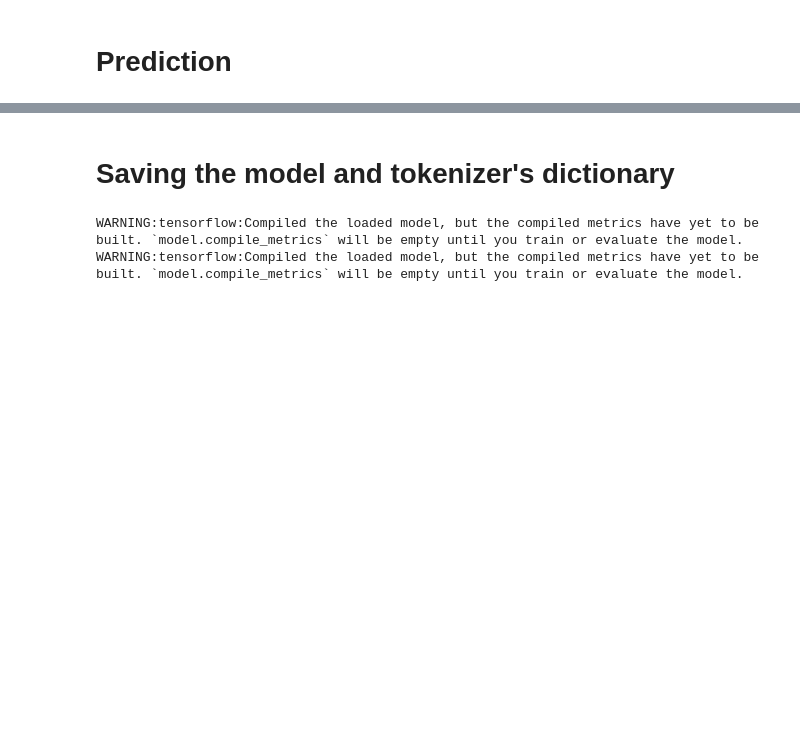
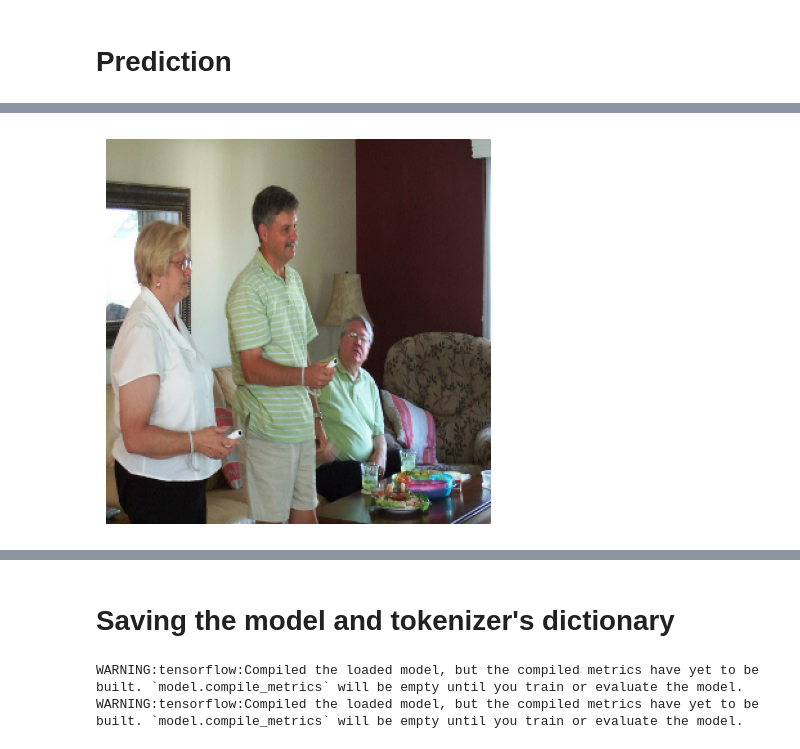
Before and after one commit to xiaodanlu/Deep-Learning-Project-Image-captioning, a Jupyter notebook: code/data_processing.ipynb, the cells around one changed output, grey strips where cells are left out. Cells and saved outputs as stored; diff of their text form; code cells hidden in the pictures; blank space fills up the shorter version.

```diff
--- a/code/data_processing.ipynb
+++ b/code/data_processing.ipynb
@@ -483,7 +541,7 @@ Trainable params: 63,731,473
 Non-trainable params: 0
 __________________________________________________________________________________________________
 # %%
-def caption_image(path):
+def caption_image(path, true_caption):
   # Load and preprocess the image
   image = load_img(path)#/255.0
   img_input = preprocess_input(image)
@@ -498,7 +556,7 @@ def caption_image(path):
   for _ in range(max_cap_len + 1):
     dec_inp = np.array(tokenizer.word_index.get(texts[-1])).reshape(1,-1)
     # Predict next word probabilities and update LSTM states
-    props, h, c = pred_decoder.predict([encodings,h, c ,dec_inp])
+    props, h, c = pred_decoder.predict([encodings, h, c ,dec_inp])
     props= props[0]
     # Get the index of the word with the highest probability
     idx = np.argmax(props)
@@ -510,7 +568,11 @@ def caption_image(path):
   # Ensure that the caption ends with the end token
   if tokenizer.word_index.get(texts[-1]) != tokenizer.word_index['[end]']:
     texts.append('[end]')
-  # Print the generated caption
-  print(' '.join(texts))
+    # Print the generated caption
+  generated_caption = ' '.join(texts)
+  print(f"Label: {true_caption}")
+  print(f"Predicted: {generated_caption}")
+  # Display the image along with the true caption if available
+  plt.figure(figsize=(5, 5))
   plt.imshow(image/255.0)
   plt.axis("off")
@@ -596,0 +579,3 @@ The generated caption:
+# %%
+caption_image(test_df["image"][1],test_df["caption"][1])
+# %% [output]
@@ -596,0 +596 @@ The generated caption:
+[figure, added]
```
Also changed, not shown: parts of 56 cells of this notebook.
